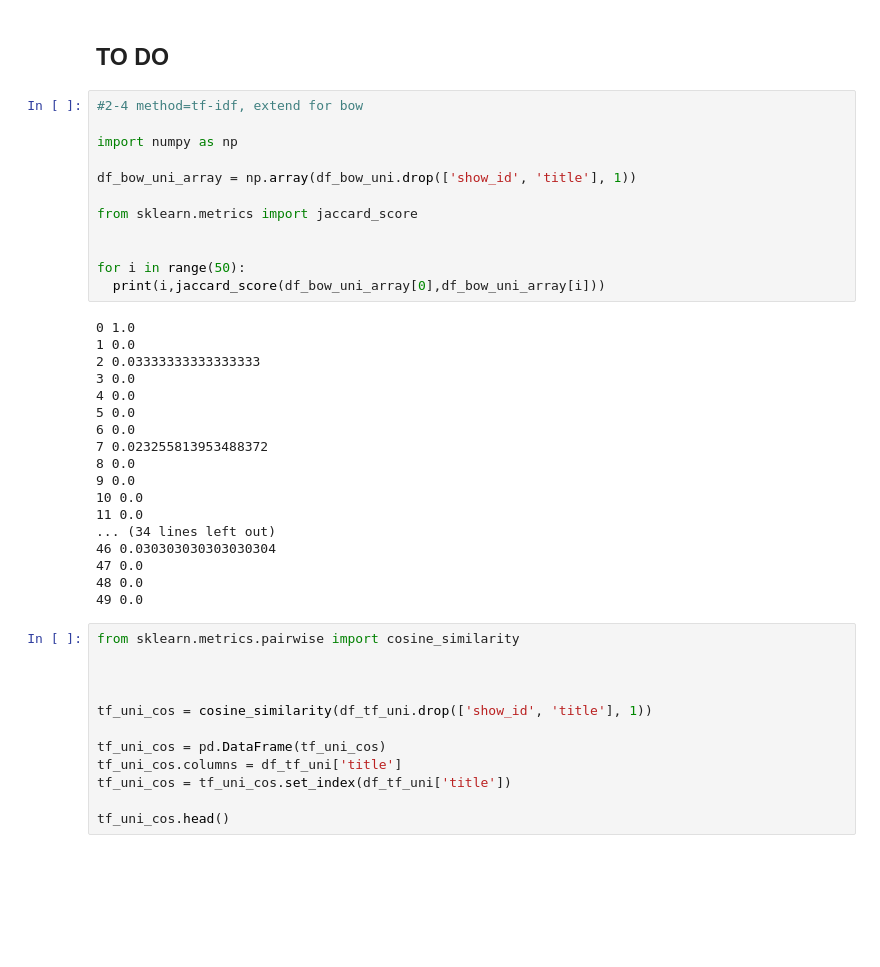
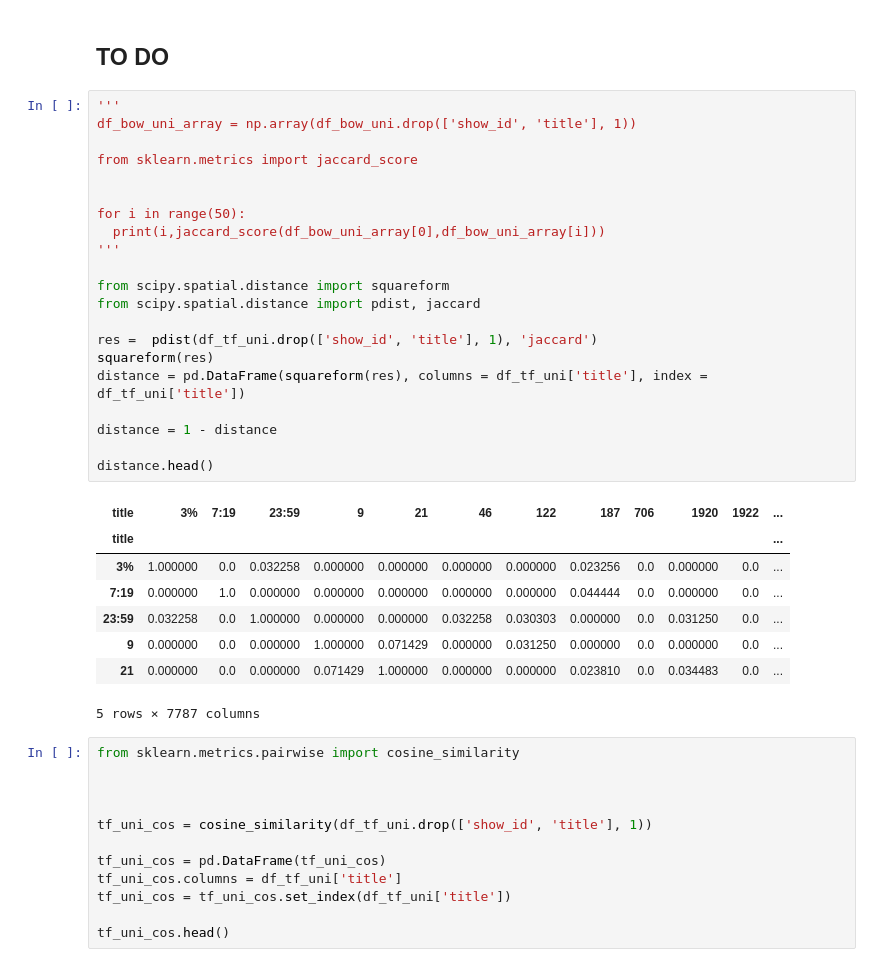
Before and after one commit to d-maniatakos/data-mining-assignment1, a Jupyter notebook: data_mining_assignment1.ipynb, the cells around one changed output. Cells and saved outputs as stored; diff of their text form; blank space fills up the shorter version.

```diff
--- a/data_mining_assignment1.ipynb
+++ b/data_mining_assignment1.ipynb
@@ -385,35 +385,35 @@ df_tf_bi   = pd.concat([netflix_titles, df_tf_bi],   axis=1)
 # %% [markdown]
 ## **TO DO**
 # %%
-#2-4 method=tf-idf, extend for bow
-
-import numpy as np
-
+'''
 df_bow_uni_array = np.array(df_bow_uni.drop(['show_id', 'title'], 1))
 
 from sklearn.metrics import jaccard_score
 
 
 for i in range(50):
   print(i,jaccard_score(df_bow_uni_array[0],df_bow_uni_array[i]))
+'''
+
+from scipy.spatial.distance import squareform
+from scipy.spatial.distance import pdist, jaccard
+
+res =  pdist(df_tf_uni.drop(['show_id', 'title'], 1), 'jaccard')
+squareform(res)
+distance = pd.DataFrame(squareform(res), columns = df_tf_uni['title'], index = df_tf_uni['title'])
+
+distance = 1 - distance
+
+distance.head()
 # %% [output]
+| title | 3% | 7:19 | 23:59 | 9 | 21 | 46 | 122 | 187 | 706 | 1920 | 1922 | ... |
+| title |  |  |  |  |  |  |  |  |  |  |  | ... |
+| 3% | 1.000000 | 0.0 | 0.032258 | 0.000000 | 0.000000 | 0.000000 | 0.000000 | 0.023256 | 0.0 | 0.000000 | 0.0 | ... |
+| 7:19 | 0.000000 | 1.0 | 0.000000 | 0.000000 | 0.000000 | 0.000000 | 0.000000 | 0.044444 | 0.0 | 0.000000 | 0.0 | ... |
+| 23:59 | 0.032258 | 0.0 | 1.000000 | 0.000000 | 0.000000 | 0.032258 | 0.030303 | 0.000000 | 0.0 | 0.031250 | 0.0 | ... |
+| 9 | 0.000000 | 0.0 | 0.000000 | 1.000000 | 0.071429 | 0.000000 | 0.031250 | 0.000000 | 0.0 | 0.000000 | 0.0 | ... |
+| 21 | 0.000000 | 0.0 | 0.000000 | 0.071429 | 1.000000 | 0.000000 | 0.000000 | 0.023810 | 0.0 | 0.034483 | 0.0 | ... |
-0 1.0
-1 0.0
-2 0.03333333333333333
-3 0.0
-4 0.0
-5 0.0
-6 0.0
-7 0.023255813953488372
-8 0.0
-9 0.0
-10 0.0
-11 0.0
-... (34 lines left out)
-46 0.030303030303030304
-47 0.0
-48 0.0
-49 0.0
+5 rows × 7787 columns
 # %%
 from sklearn.metrics.pairwise import cosine_similarity
 
```
